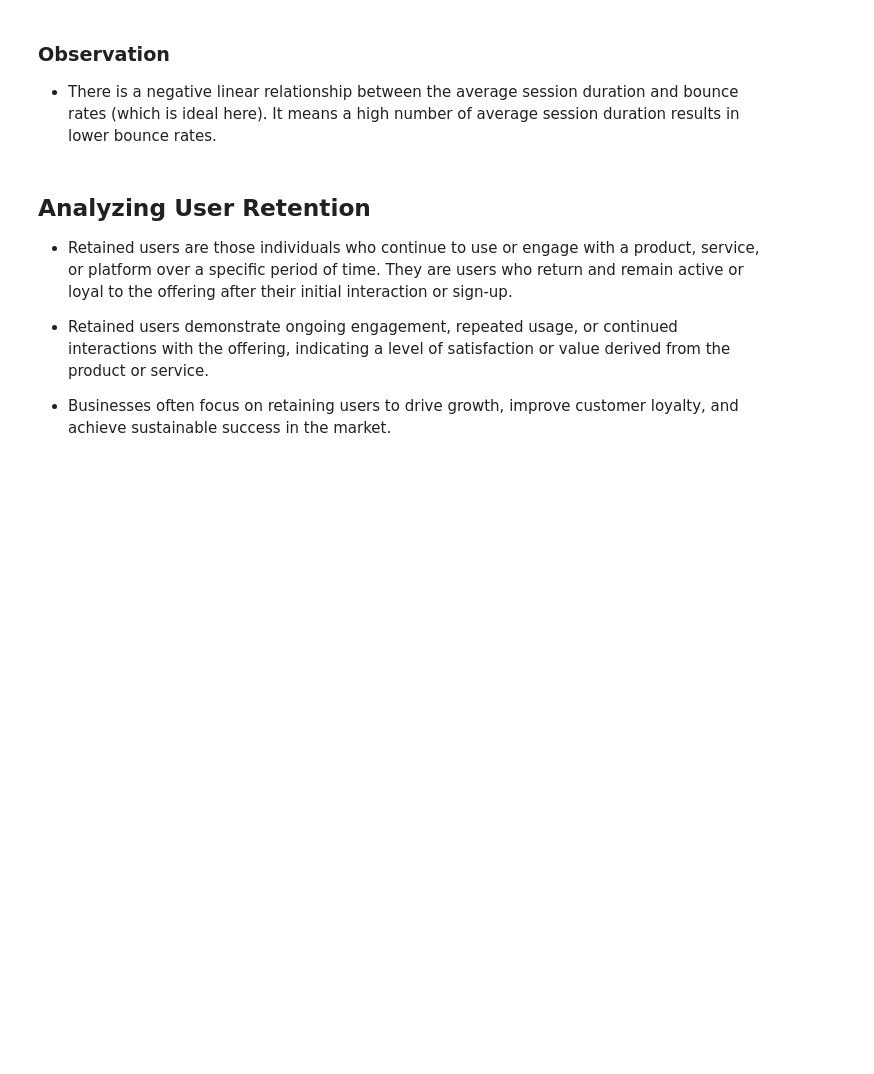
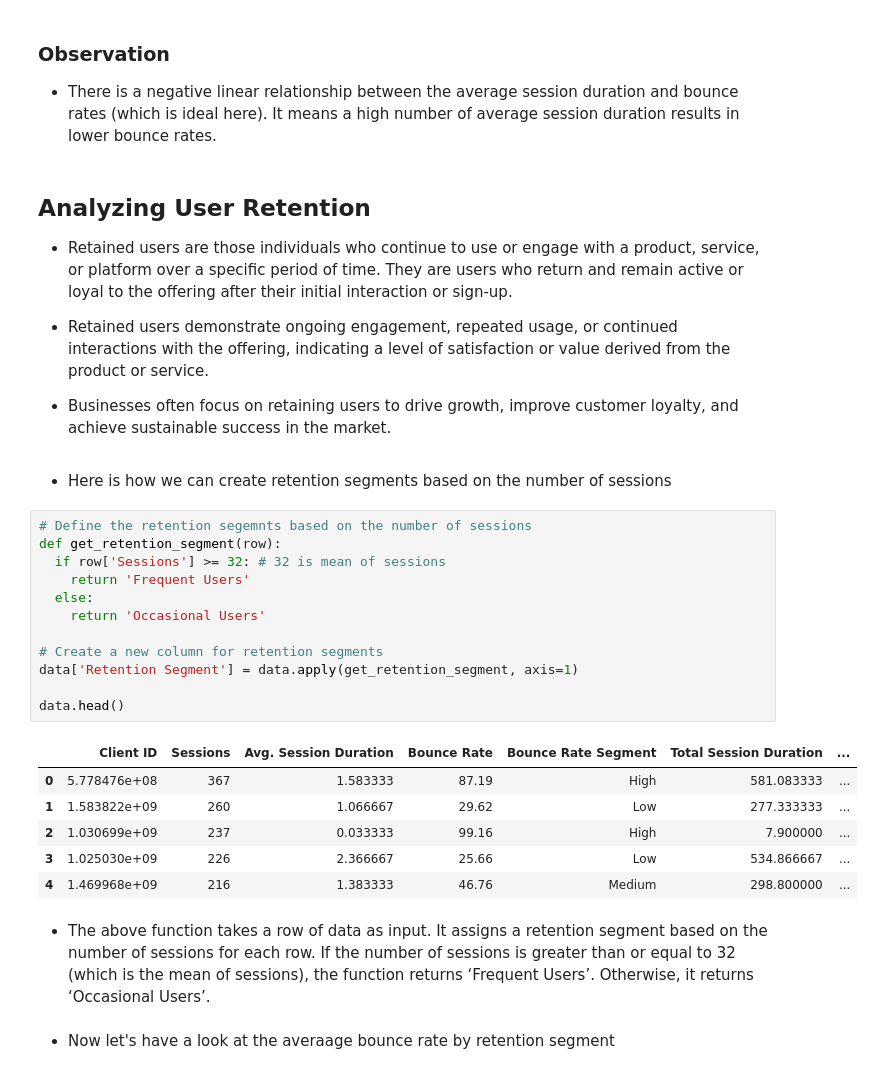
Before and after one commit to NebeyouMusie/Data-Science-Projects, a Jupyter notebook: Data Analytics/User Engagement Analysis/bounce-rate.ipynb, the cells around one changed output. Cells and saved outputs as stored; diff of their text form; blank space fills up the shorter version.

```diff
--- a/Data Analytics/User Engagement Analysis/bounce-rate.ipynb
+++ b/Data Analytics/User Engagement Analysis/bounce-rate.ipynb
@@ -220,3 +220,28 @@ pio.write_image(scatter_fig, './images/image4.png')
 - Retained users demonstrate ongoing engagement, repeated usage, or continued interactions with the offering, indicating a level of satisfaction or value derived from the product or service.
 
 -  Businesses often focus on retaining users to drive growth, improve customer loyalty, and achieve sustainable success in the market.
+# %% [markdown]
+- Here is how we can create retention segments based on the number of sessions
+# %%
+# Define the retention segemnts based on the number of sessions
+def get_retention_segment(row):
+  if row['Sessions'] >= 32: # 32 is mean of sessions
+    return 'Frequent Users'
+  else:
+    return 'Occasional Users'
+
+# Create a new column for retention segments
+data['Retention Segment'] = data.apply(get_retention_segment, axis=1)
+
+data.head()
+# %% [output]
+|  | Client ID | Sessions | Avg. Session Duration | Bounce Rate | Bounce Rate Segment | Total Session Duration | ... |
+| 0 | 5.778476e+08 | 367 | 1.583333 | 87.19 | High | 581.083333 | ... |
+| 1 | 1.583822e+09 | 260 | 1.066667 | 29.62 | Low | 277.333333 | ... |
+| 2 | 1.030699e+09 | 237 | 0.033333 | 99.16 | High | 7.900000 | ... |
+| 3 | 1.025030e+09 | 226 | 2.366667 | 25.66 | Low | 534.866667 | ... |
+| 4 | 1.469968e+09 | 216 | 1.383333 | 46.76 | Medium | 298.800000 | ... |
+# %% [markdown]
+- The above function takes a row of data as input. It assigns a retention segment based on the number of sessions for each row. If the number of sessions is greater than or equal to 32 (which is the mean of sessions), the function returns ‘Frequent Users’. Otherwise, it returns ‘Occasional Users’.
+# %% [markdown]
+- Now let's have a look at the averaage bounce rate by retention segment
```
Also changed, not shown: parts of 3 cells of this notebook, 1 other file.
